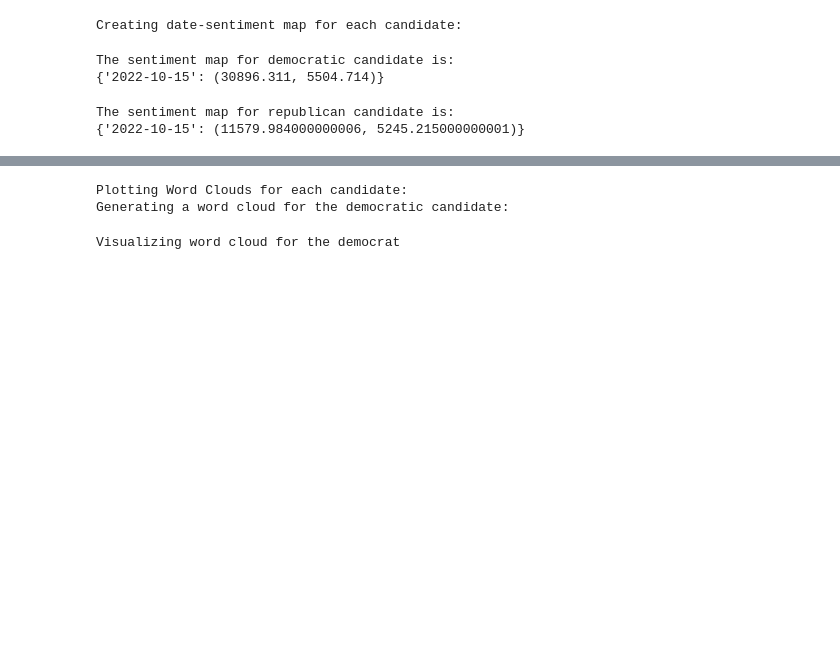
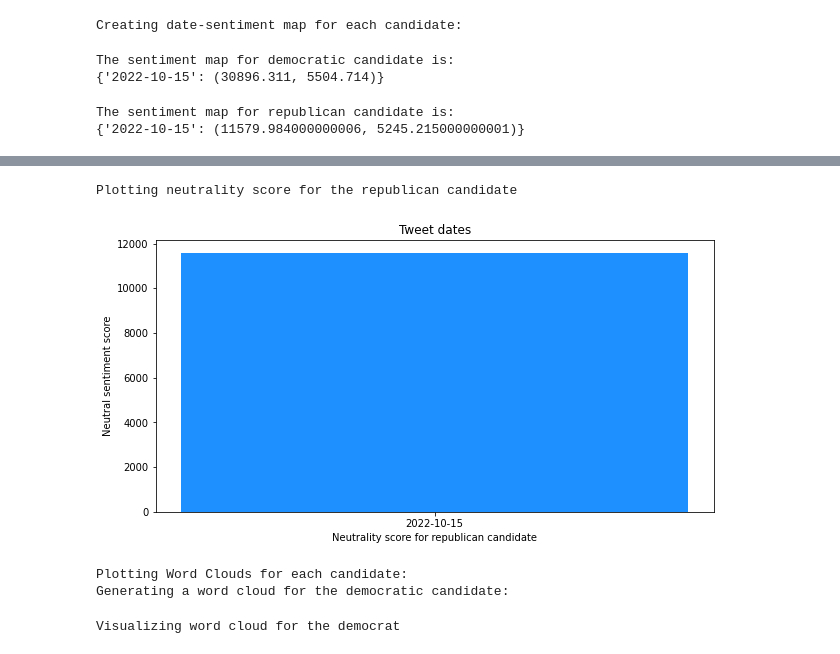
Before and after one commit to Denisfench/twitter_sentiment_analysis, a Jupyter notebook: twitter-sentiment-analysis.ipynb, the cells around one changed output, grey strips where cells are left out. Cells and saved outputs as stored; diff of their text form; code cells hidden in the pictures; blank space fills up the shorter version.

```diff
--- a/twitter-sentiment-analysis.ipynb
+++ b/twitter-sentiment-analysis.ipynb
@@ -360,3 +369,19 @@ Plotting the data for the republican candidate:
+# %%
+print("Plotting neutrality score for the republican candidate")
+
+fig = plt.figure(figsize = (10, 5))
+
+# creating the bar plot
+plt.bar(democratic_dates, republican_neu_sent, color ='dodgerblue',
+        width = 0.4)
+
+plt.xlabel("Neutrality score for republican candidate")
+plt.ylabel("Neutral sentiment score")
+plt.title("Tweet dates")
+plt.show()
+# %% [output]
+Plotting neutrality score for the republican candidate
+[figure, added]
 # %%
 print("Plotting Word Clouds for each candidate:")
 
```
Also changed, not shown: parts of 5 cells of this notebook.
